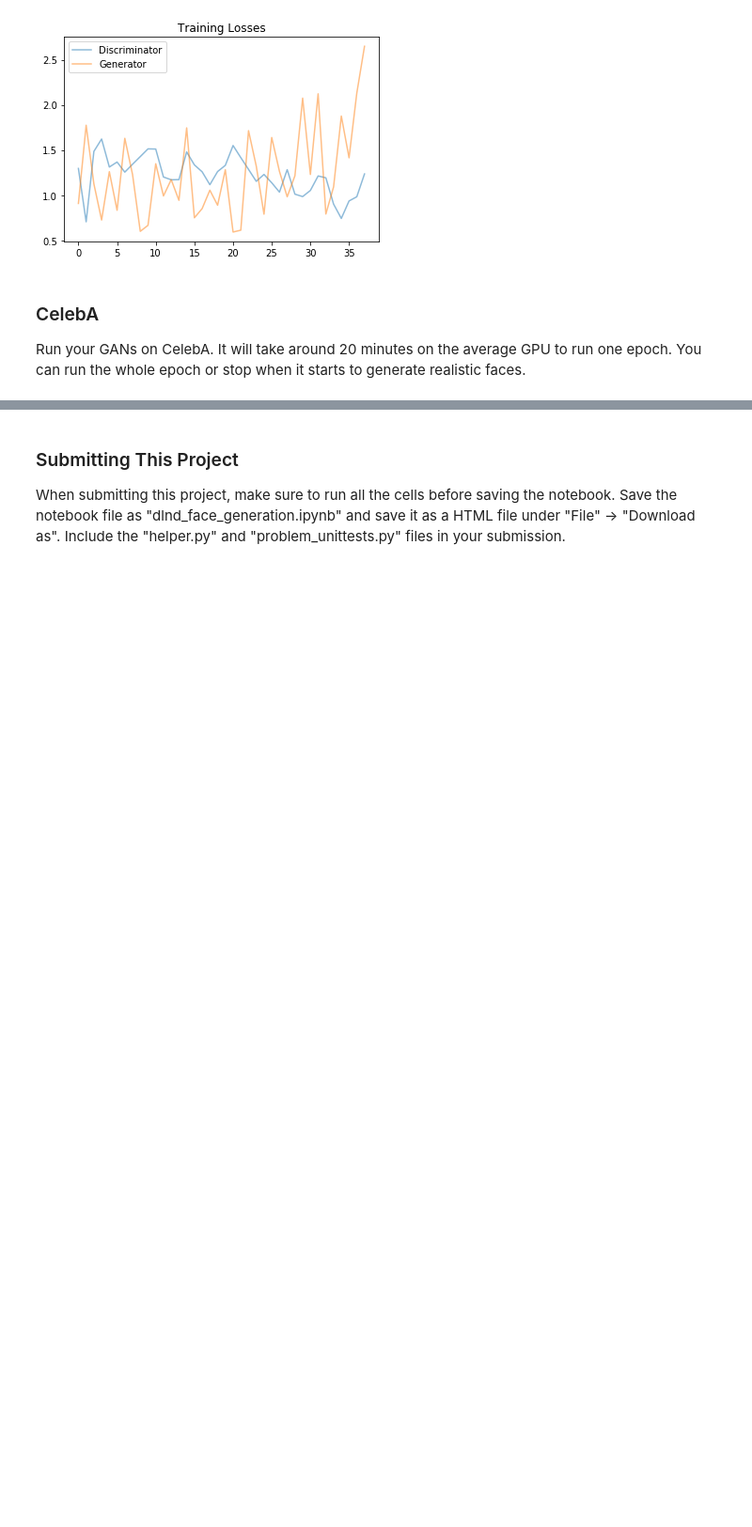
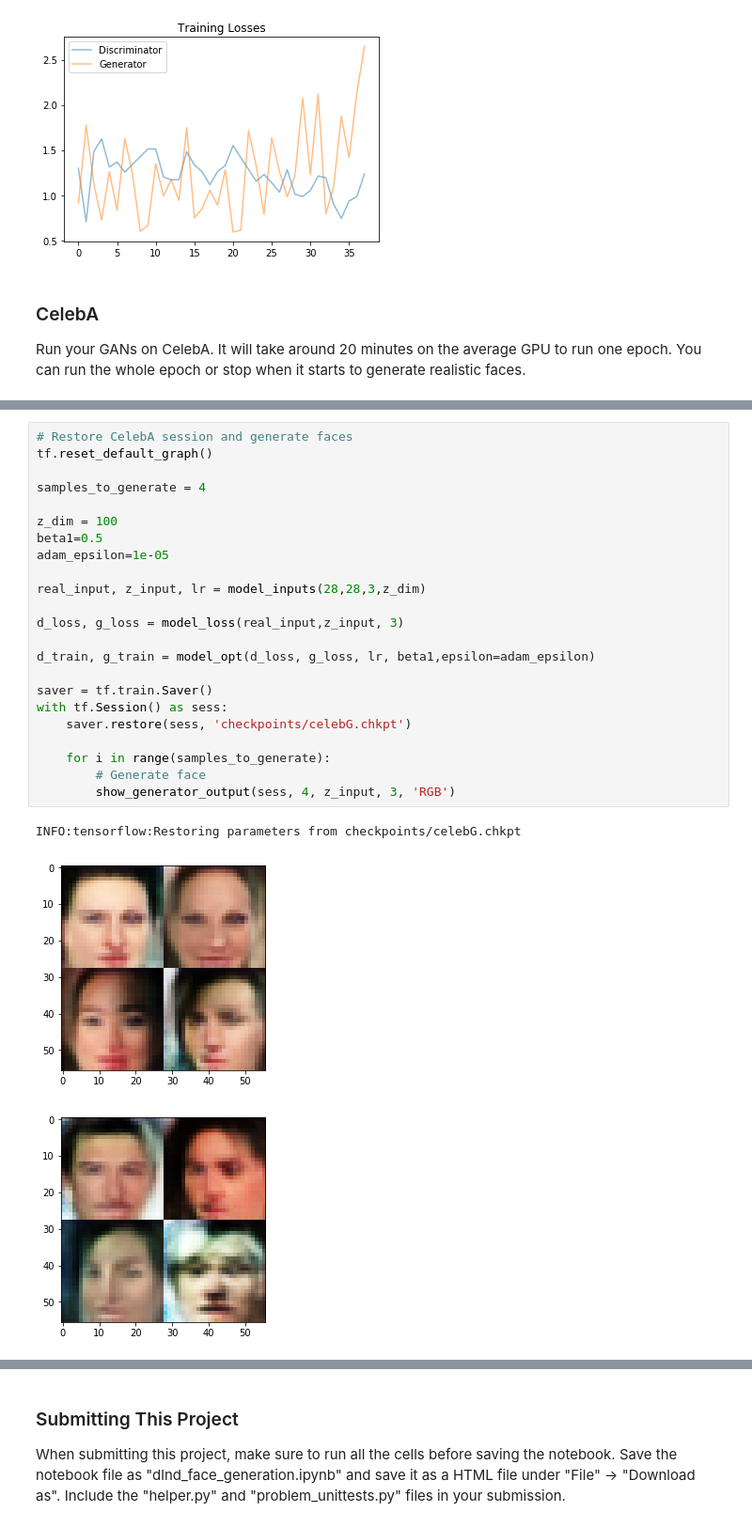
Before and after one commit to fingorn/deep-learning, a Jupyter notebook: face_generation/dlnd_face_generation.ipynb, the cells around one changed output, grey strips where cells are left out. Shown at 94% size. Saved outputs shown, nothing was run; the diff lists cells and outputs as text; blank space fills up the shorter version.

```diff
--- a/face_generation/dlnd_face_generation.ipynb
+++ b/face_generation/dlnd_face_generation.ipynb
@@ -650,0 +626,27 @@ plot_loss(celeb_losses)
+# %%
+# Restore CelebA session and generate faces
+tf.reset_default_graph()
+
+samples_to_generate = 4
+
+z_dim = 100
+beta1=0.5
+adam_epsilon=1e-05
+
+real_input, z_input, lr = model_inputs(28,28,3,z_dim)
+
+d_loss, g_loss = model_loss(real_input,z_input, 3)
+
+d_train, g_train = model_opt(d_loss, g_loss, lr, beta1,epsilon=adam_epsilon)
+
+saver = tf.train.Saver()
+with tf.Session() as sess:
+    saver.restore(sess, 'checkpoints/celebG.chkpt')
+
+    for i in range(samples_to_generate):
+        # Generate face
+        show_generator_output(sess, 4, z_input, 3, 'RGB')
+# %% [output]
+INFO:tensorflow:Restoring parameters from checkpoints/celebG.chkpt
+[figure, added]
+[figure, added]
```
Also changed, not shown: parts of 11 cells of this notebook.
